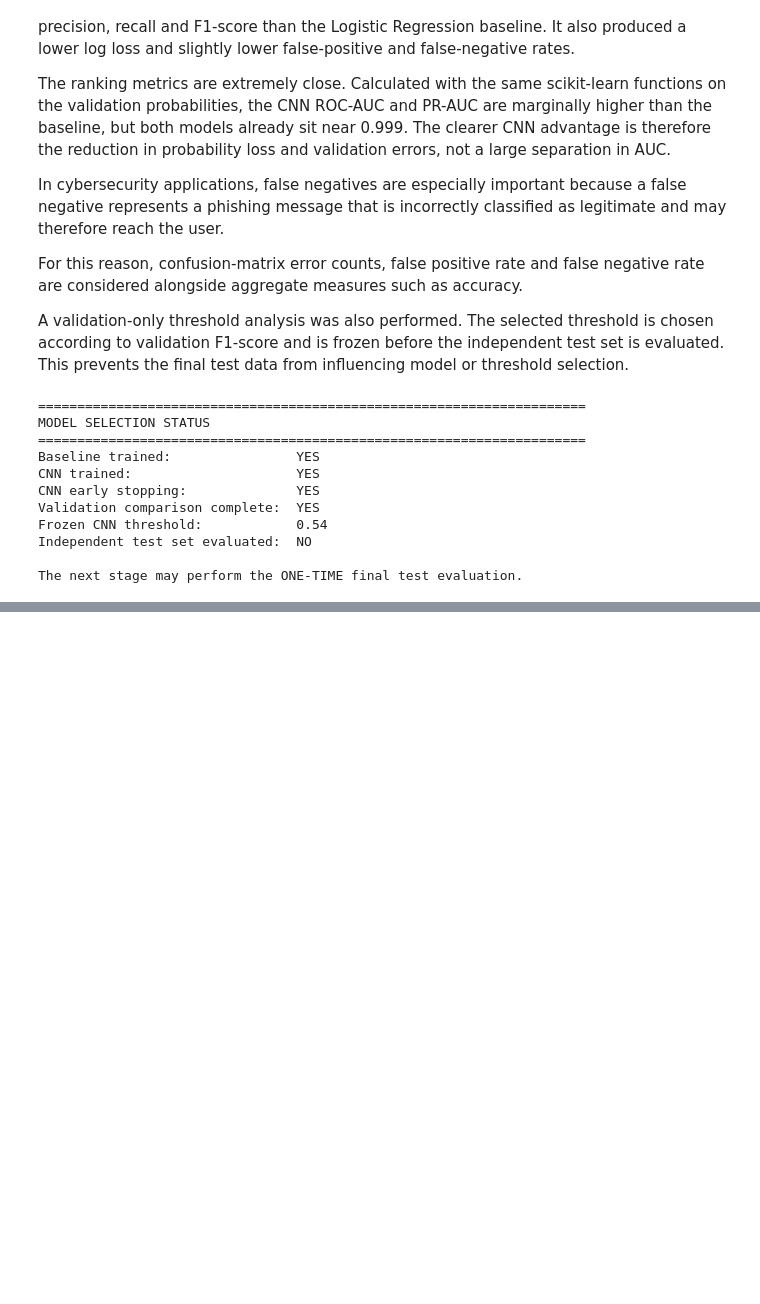
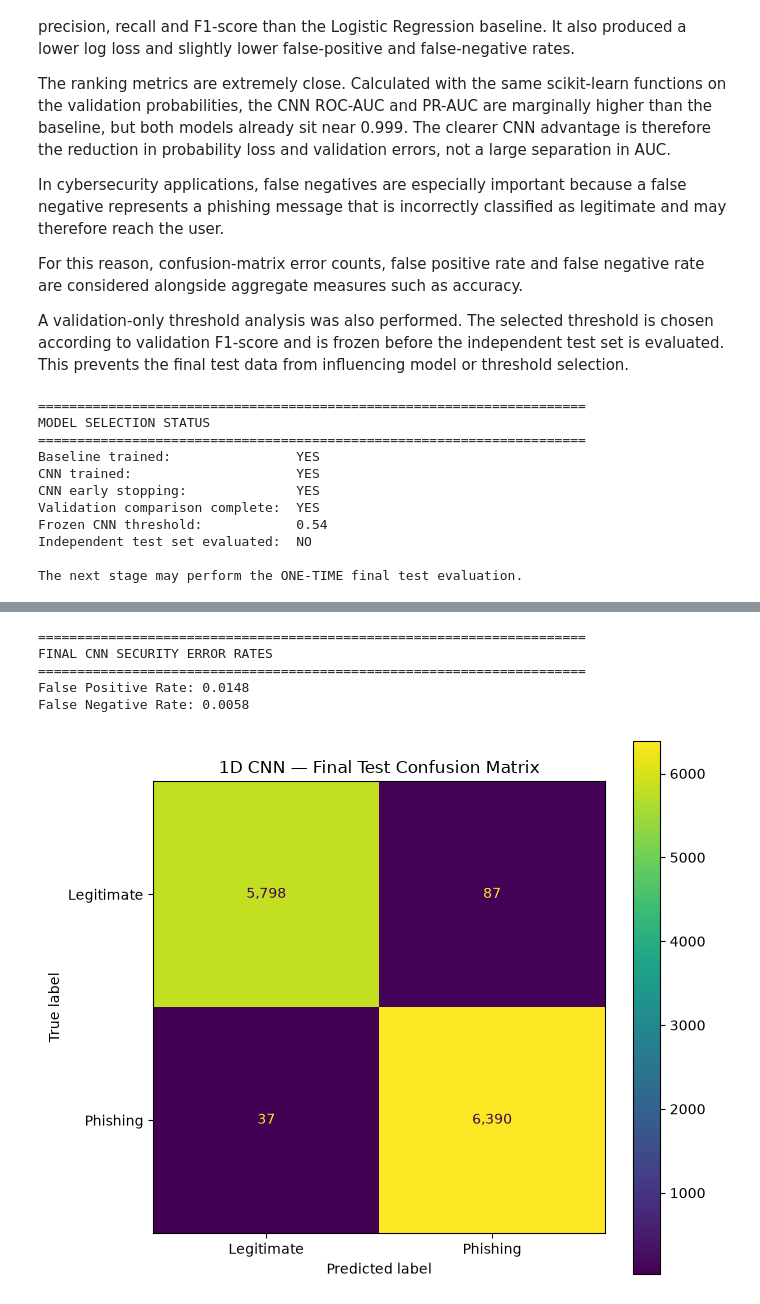
Before and after one commit to Lwazi-Junior/ITRI625-Phishing-Email-Detection, a Jupyter notebook: notebooks/phishing_detection.ipynb, the cells around one changed output, grey strips where cells are left out. Drawn from its saved outputs; the diff is of its cells as text; code cells hidden in the pictures; blank space fills up the shorter version.

Commit message:
Add locked final independent test evaluation
Co-authored-by: Cursor <cursoragent@cursor.com>

```diff
--- a/notebooks/phishing_detection.ipynb
+++ b/notebooks/phishing_detection.ipynb
@@ -3066,0 +3149,10 @@ The next stage may perform the ONE-TIME final test evaluation.
+# %%
+FINAL_CNN_PATH = Path(
+    "../models/deep_learning/best_phishing_cnn.keras"
+)
+
+final_cnn = keras.models.load_model(
+    FINAL_CNN_PATH
+)
+
+print("CNN checkpoint loaded successfully.")
@@ -3066,0 +3245,9 @@ The next stage may perform the ONE-TIME final test evaluation.
+# %%
+cnn_test_pred = (
+    cnn_test_prob >= FROZEN_THRESHOLD
+).astype(int)
+
+print(
+    f"Frozen threshold applied: "
+    f"{FROZEN_THRESHOLD:.2f}"
+)
@@ -3066,0 +3408,55 @@ The next stage may perform the ONE-TIME final test evaluation.
+# %%
+final_cnn_fpr = (
+    final_fp / (final_fp + final_tn)
+)
+
+final_cnn_fnr = (
+    final_fn / (final_fn + final_tp)
+)
+
+print("=" * 70)
+print("FINAL CNN SECURITY ERROR RATES")
+print("=" * 70)
+print(
+    f"False Positive Rate: "
+    f"{final_cnn_fpr:.4f}"
+)
+print(
+    f"False Negative Rate: "
+    f"{final_cnn_fnr:.4f}"
+)
+# %% [output]
+======================================================================
+FINAL CNN SECURITY ERROR RATES
+======================================================================
+False Positive Rate: 0.0148
+False Negative Rate: 0.0058
+# %%
+fig, ax = plt.subplots(
+    figsize=(7, 6)
+)
+
+ConfusionMatrixDisplay(
+    confusion_matrix=final_cnn_cm,
+    display_labels=[
+        "Legitimate",
+        "Phishing"
+    ]
+).plot(
+    ax=ax,
+    values_format=",d"
+)
+
+plt.title(
+    "1D CNN — Final Test Confusion Matrix"
+)
+plt.tight_layout()
+plt.savefig(
+    DEEP_FIGURES_DIR /
+    "final_test_confusion_matrix.png",
+    dpi=300,
+    bbox_inches="tight"
+)
+plt.show()
+# %% [output]
+[figure, added]
```
Also changed, not shown: parts of 34 cells of this notebook, 9 other files.
